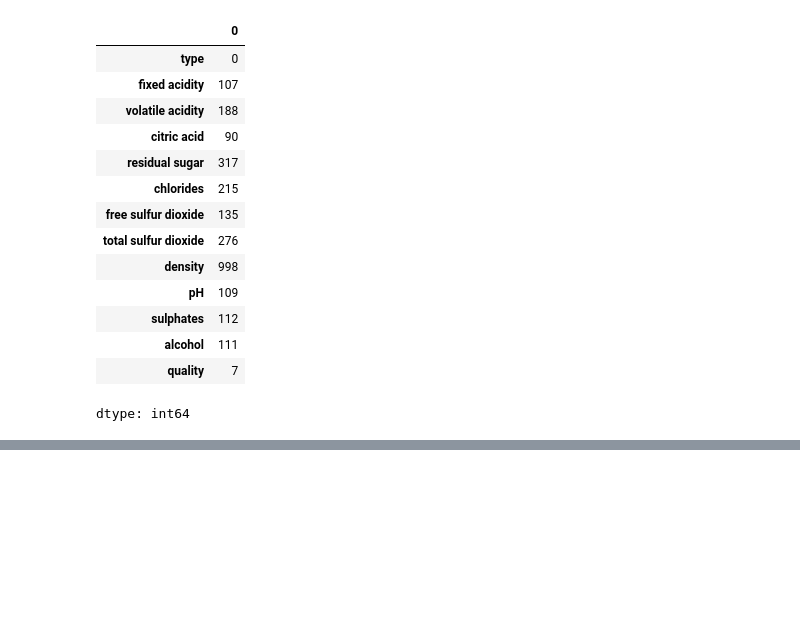
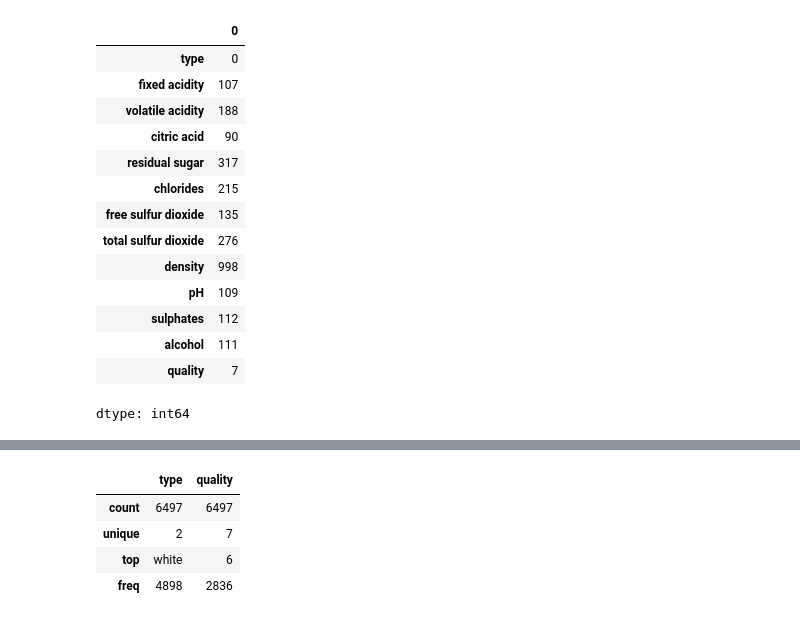
Before and after one commit to eugeinga/CODER-DataScienceI, a Jupyter notebook: TP_Data_Science_I.ipynb, the cells around one changed output, grey strips where cells are left out. Cells and saved outputs as stored; diff of their text form; code cells hidden in the pictures; blank space fills up the shorter version.

```diff
--- a/TP_Data_Science_I.ipynb
+++ b/TP_Data_Science_I.ipynb
@@ -299,0 +266,8 @@ dtype: int64
+# %%
+df2.describe(include='category').round(2)
+# %% [output]
+|  | type | quality |
+| count | 6497 | 6497 |
+| unique | 2 | 7 |
+| top | white | 6 |
+| freq | 4898 | 2836 |
```
Also changed, not shown: parts of 15 cells of this notebook.
